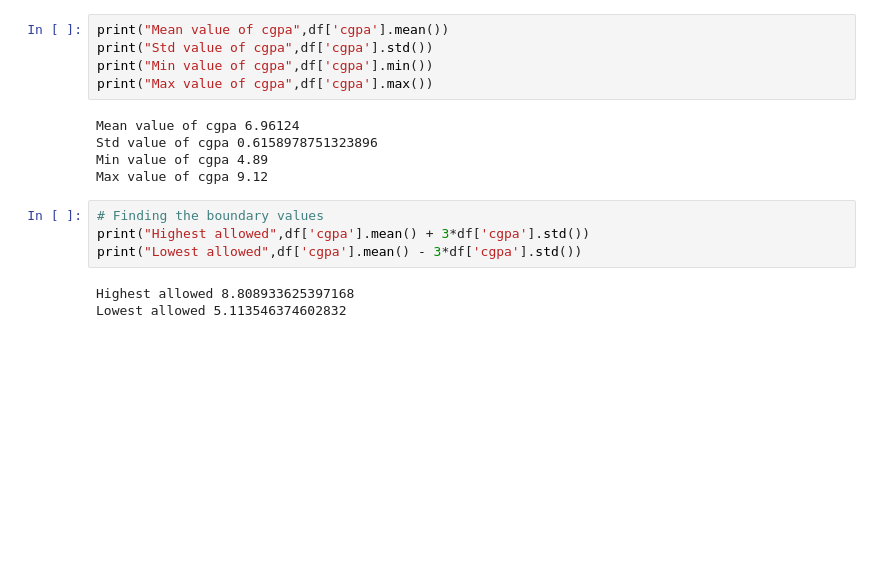
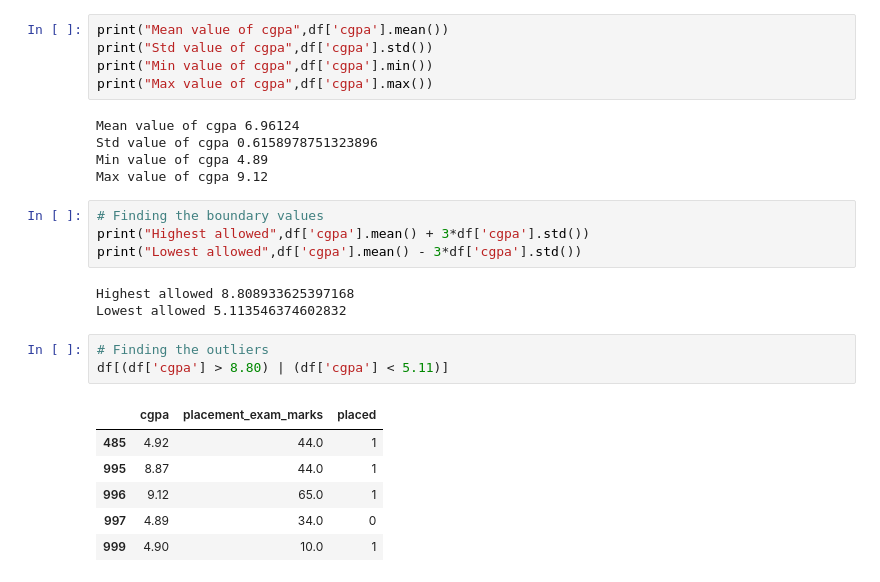
Before and after one commit to tmsachins/ML_outlier_Z_score, a Jupyter notebook: main_outlier_Z_score.ipynb, the cells around one changed output. Saved outputs shown, nothing was run; the diff lists cells and outputs as text; blank space fills up the shorter version.

```diff
--- a/main_outlier_Z_score.ipynb
+++ b/main_outlier_Z_score.ipynb
@@ -69,3 +69,13 @@ print("Lowest allowed",df['cgpa'].mean() - 3*df['cgpa'].std())
 # %% [output]
 Highest allowed 8.808933625397168
 Lowest allowed 5.113546374602832
+# %%
+# Finding the outliers
+df[(df['cgpa'] > 8.80) | (df['cgpa'] < 5.11)]
+# %% [output]
+|  | cgpa | placement_exam_marks | placed |
+| 485 | 4.92 | 44.0 | 1 |
+| 995 | 8.87 | 44.0 | 1 |
+| 996 | 9.12 | 65.0 | 1 |
+| 997 | 4.89 | 34.0 | 0 |
+| 999 | 4.90 | 10.0 | 1 |
```
Also changed, not shown: parts of 3 cells of this notebook.
